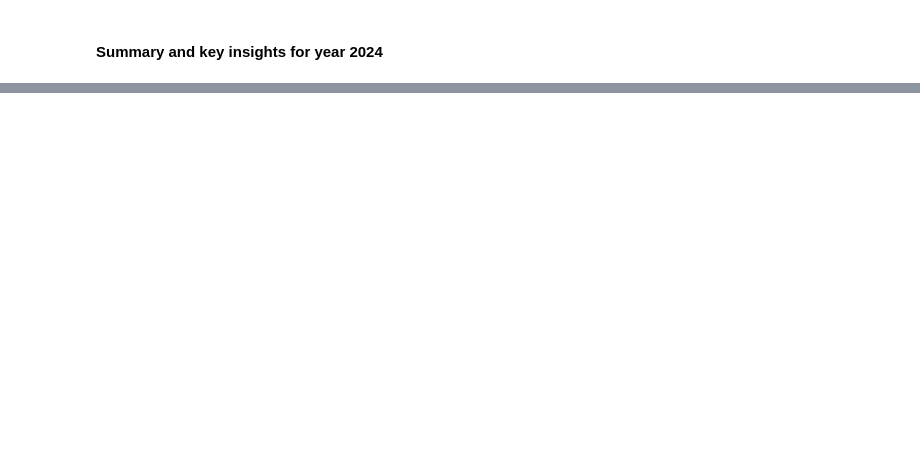
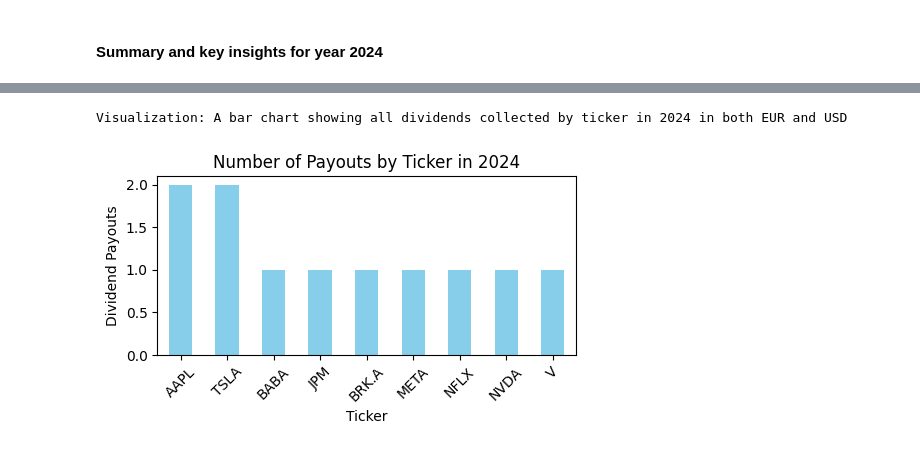
Before and after one commit to KTuzar/Revolut_Dividends_2024, a Jupyter notebook: Revolut_Dividends2024.ipynb, the cells around one changed output, grey strips where cells are left out. Saved outputs shown, nothing was run; the diff lists cells and outputs as text; code cells hidden in the pictures; blank space fills up the shorter version.

```diff
--- a/Revolut_Dividends2024.ipynb
+++ b/Revolut_Dividends2024.ipynb
@@ -247,0 +314,16 @@ Visualization: A pie chart showing the proportion of overall dividends contribut
+# %%
+print('Visualization: A bar chart showing all dividends collected by ticker in 2024 in both EUR and USD')
+dividends_by_ticker = dividends.groupby('ticker')['total_amount'].count()
+
+plt.figure(figsize=(5,3))
+dividends_by_ticker.sort_values(ascending=False).plot(kind='bar', color='skyblue')
+plt.title("Number of Payouts by Ticker in 2024")
+plt.xlabel("Ticker")
+plt.ylabel("Dividend Payouts")
+plt.xticks(rotation=45)
+plt.tight_layout()
+plt.savefig('Dividend_Payouts_2024.png')
+plt.show()
+# %% [output]
+Visualization: A bar chart showing all dividends collected by ticker in 2024 in both EUR and USD
+[figure, added]
```
Also changed, not shown: parts of 16 cells of this notebook.
